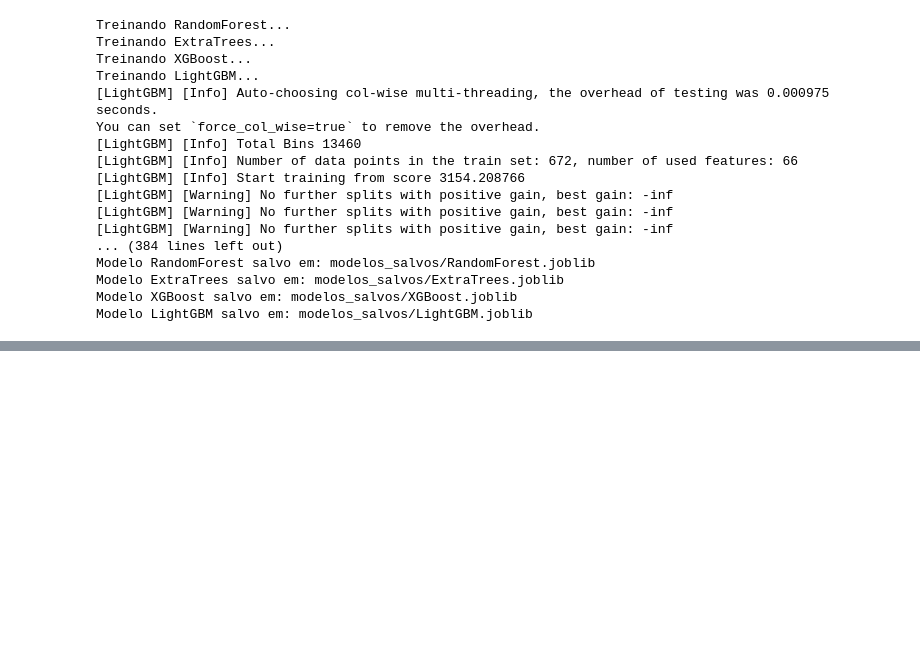
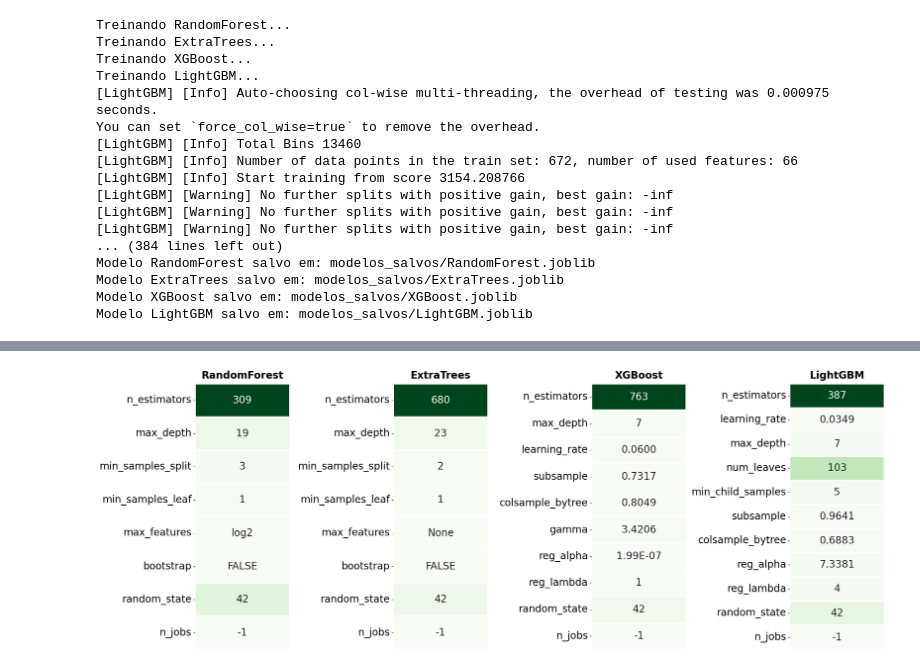
Before and after one commit to fcoliveira-utfpr/aquacrop_ml, a Jupyter notebook: 04_treinamento_ML.ipynb, the cells around one changed output, grey strips where cells are left out. Saved outputs shown, nothing was run; the diff lists cells and outputs as text; code cells hidden in the pictures; blank space fills up the shorter version.

```diff
--- a/04_treinamento_ML.ipynb
+++ b/04_treinamento_ML.ipynb
@@ -1378,0 +1389,89 @@ Modelo LightGBM salvo em: modelos_salvos/LightGBM.joblib
+# %%
+import pandas as pd
+import seaborn as sns
+import matplotlib.pyplot as plt
+import io
+
+# 1. Dados completos
+raw_data = """Modelo,Parâmetro,Valor calibrado
+RandomForest,n_estimators,309
+RandomForest,max_depth,19
+RandomForest,min_samples_split,3
+RandomForest,min_samples_leaf,1
+RandomForest,max_features,log2
+RandomForest,bootstrap,FALSE
+RandomForest,random_state,42
+RandomForest,n_jobs,-1
+ExtraTrees,n_estimators,680
+ExtraTrees,max_depth,23
+ExtraTrees,min_samples_split,2
+ExtraTrees,min_samples_leaf,1
+ExtraTrees,max_features,None
+ExtraTrees,bootstrap,FALSE
+ExtraTrees,random_state,42
+ExtraTrees,n_jobs,-1
+XGBoost,n_estimators,763
+XGBoost,max_depth,7
+XGBoost,learning_rate,0.0600
+XGBoost,subsample,0.7317
+XGBoost,colsample_bytree,0.8049
+XGBoost,gamma,3.4206
+XGBoost,reg_alpha,1.99E-07
+XGBoost,reg_lambda,1
+XGBoost,random_state,42
+XGBoost,n_jobs,-1
+LightGBM,n_estimators,387
+LightGBM,learning_rate,0.0349
+LightGBM,max_depth,7
+LightGBM,num_leaves,103
+LightGBM,min_child_samples,5
+LightGBM,subsample,0.9641
+LightGBM,colsample_bytree,0.6883
+LightGBM,reg_alpha,7.3381
+LightGBM,reg_lambda,4
+LightGBM,random_state,42
+LightGBM,n_jobs,-1"""
+
+df = pd.read_csv(io.StringIO(raw_data))
+df['Valor calibrado'] = df['Valor calibrado'].fillna('None')
+
+# 2. Preparação do Plot (1 linha, 4 colunas)
+models = df['Modelo'].unique()
+fig, axes = plt.subplots(1, 4, figsize=(22, 8), sharey=False)
+fig.patch.set_facecolor('white')
+
+for i, model in enumerate(models):
+    # Filtra dados do modelo
+    model_df = df[df['Modelo'] == model].copy()
+
+    # Criamos uma coluna numérica fictícia para o "brilho" das cores do heatmap
+    # Valores maiores ou textos diferentes ganharão intensidades diferentes
+    model_df['color_val'] = pd.to_numeric(model_df['Valor calibrado'], errors='coerce').fillna(0)
+
+    # Pivota os dados para o formato do heatmap
+    plot_data = model_df.set_index('Parâmetro')[['color_val']]
+    labels = model_df.set_index('Parâmetro')[['Valor calibrado']]
+
+    # Desenha o heatmap
+    sns.heatmap(plot_data,
+                annot=labels,
+                fmt="",
+                cmap="Greens",
+                cbar=False,
+                linewidths=1.5,
+                linecolor='white',
+                annot_kws={"size": 20},
+                ax=axes[i])
+
+    # Estilização individual
+    axes[i].set_title(model, fontsize=20, fontweight='bold', pad=10)
+    axes[i].set_xlabel("")
+    axes[i].set_xticks([])
+    axes[i].set_ylabel("")
+    axes[i].tick_params(axis='y', rotation=0, labelsize=20)
+
+
+plt.tight_layout()
+plt.show()
+# %% [output]
+[figure, added]
```
Also changed, not shown: parts of 4 cells of this notebook.
